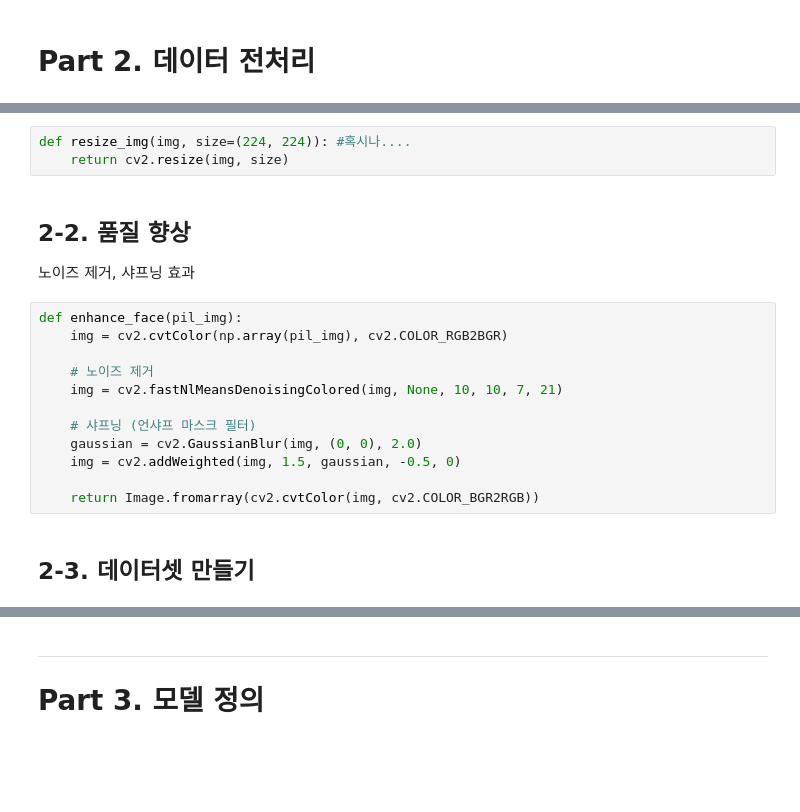
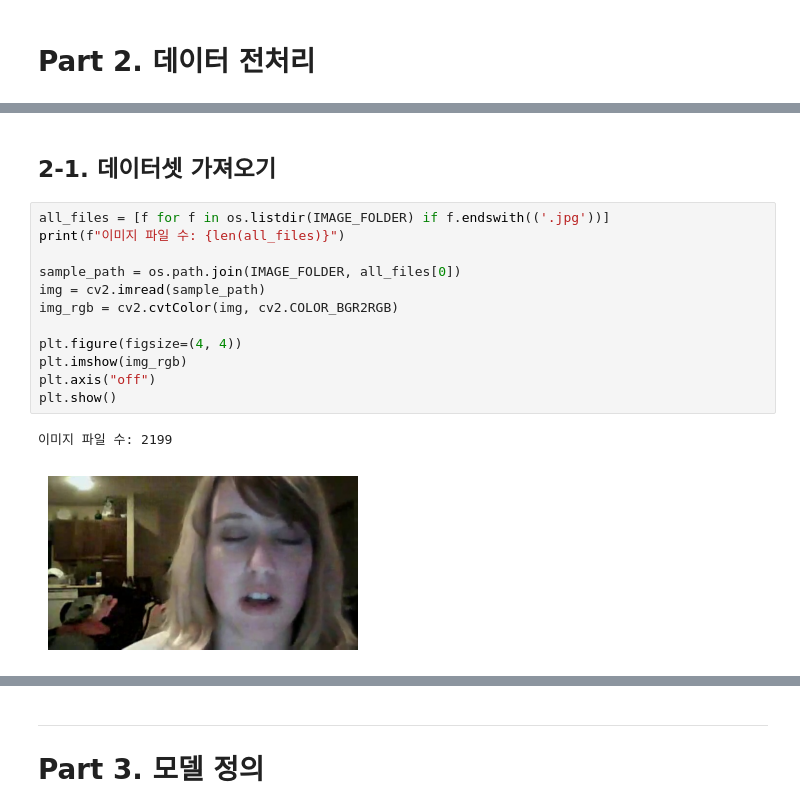
Before and after one commit to JiHyun13/deeplearning_and_lab_team.5, a Jupyter notebook: my_model.ipynb, the cells around one changed output, grey strips where cells are left out. Cells and saved outputs as stored; diff of their text form; blank space fills up the shorter version.

```diff
--- a/my_model.ipynb
+++ b/my_model.ipynb
@@ -127,20 +124,17 @@ mtcnn 완료
-# %%
-def resize_img(img, size=(224, 224)): #혹시나....
-    return cv2.resize(img, size)
-# %% [markdown]
-## 2-2. 품질 향상
-노이즈 제거, 샤프닝 효과
-# %%
-def enhance_face(pil_img):
-    img = cv2.cvtColor(np.array(pil_img), cv2.COLOR_RGB2BGR)
-
-    # 노이즈 제거
-    img = cv2.fastNlMeansDenoisingColored(img, None, 10, 10, 7, 21)
-
-    # 샤프닝 (언샤프 마스크 필터)
-    gaussian = cv2.GaussianBlur(img, (0, 0), 2.0)
-    img = cv2.addWeighted(img, 1.5, gaussian, -0.5, 0)
-
-    return Image.fromarray(cv2.cvtColor(img, cv2.COLOR_BGR2RGB))
 # %% [markdown]
-## 2-3. 데이터셋 만들기
+## 2-1. 데이터셋 가져오기
+# %%
+all_files = [f for f in os.listdir(IMAGE_FOLDER) if f.endswith(('.jpg'))]
+print(f"이미지 파일 수: {len(all_files)}")
+
+sample_path = os.path.join(IMAGE_FOLDER, all_files[0])
+img = cv2.imread(sample_path)
+img_rgb = cv2.cvtColor(img, cv2.COLOR_BGR2RGB)
+
+plt.figure(figsize=(4, 4))
+plt.imshow(img_rgb)
+plt.axis("off")
+plt.show()
+# %% [output]
+이미지 파일 수: 2199
+[figure, added]
```
Also changed, not shown: parts of 54 cells of this notebook, 15 other files.
